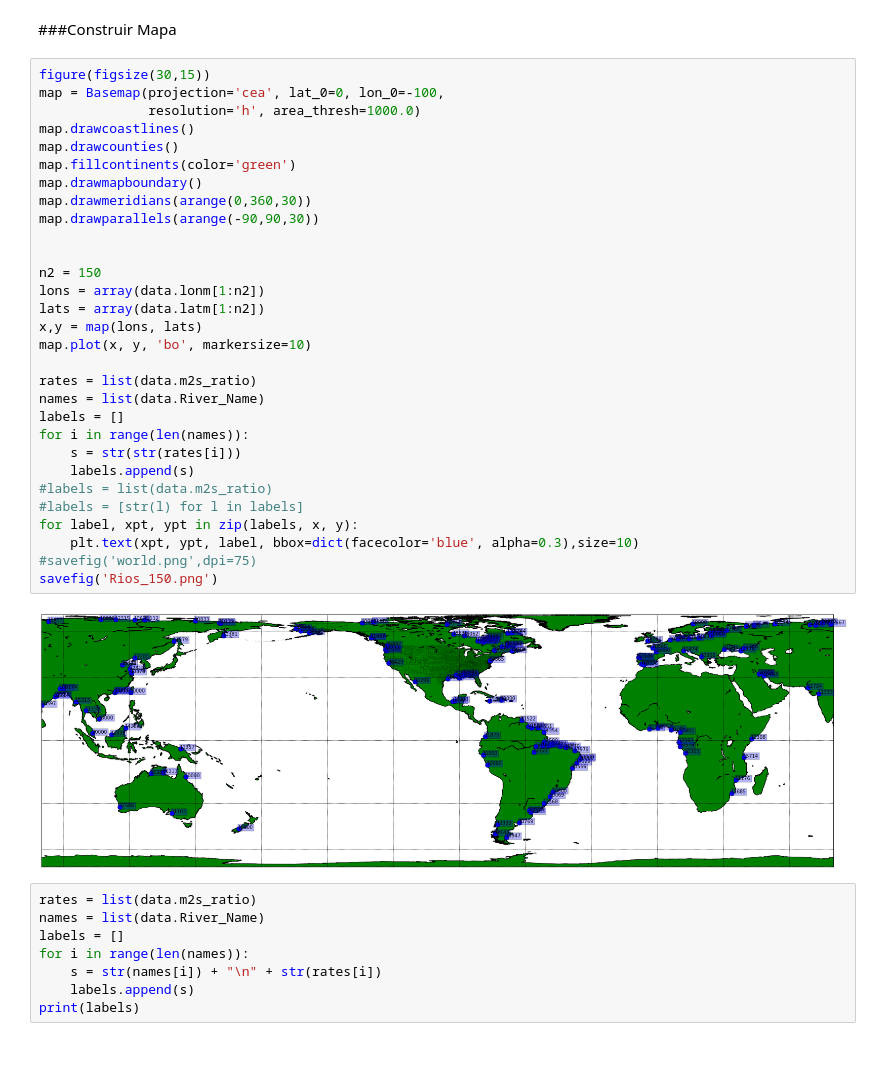
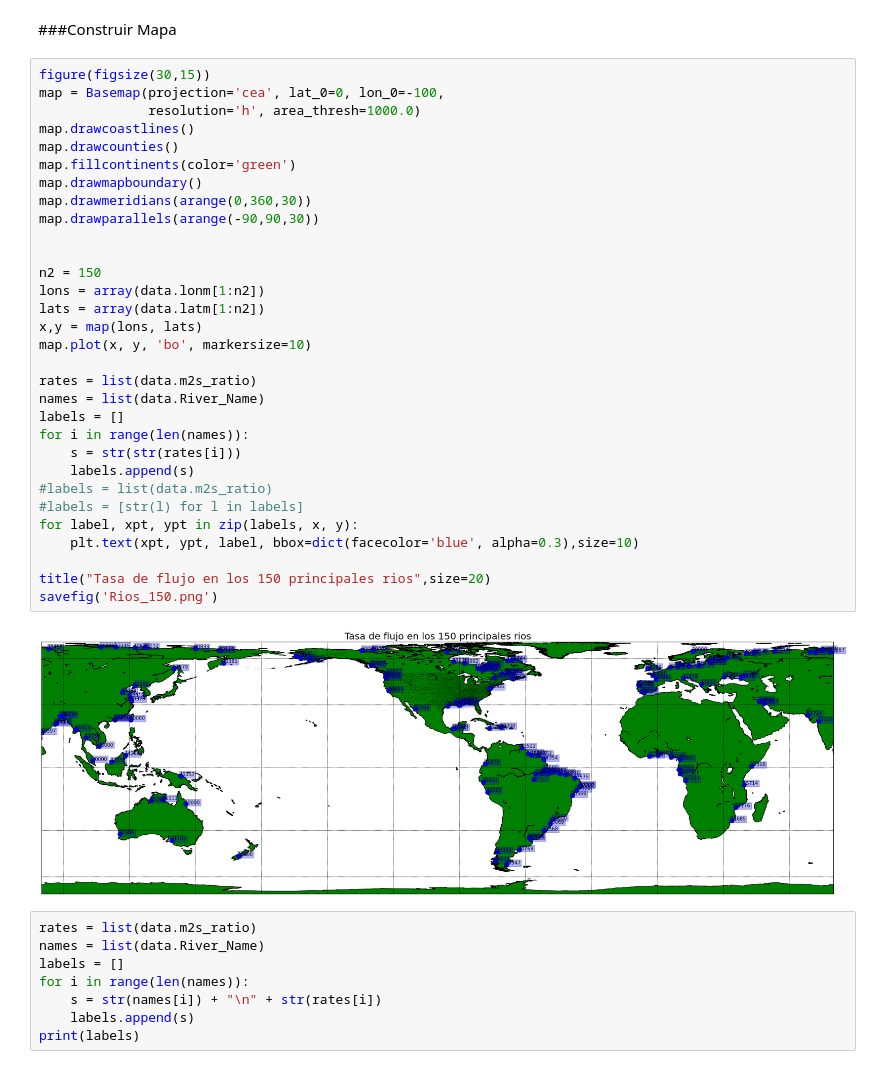
Before and after one commit to JC-AlfonsoR/CM20151_HW4_CamiloAlfonso, a Jupyter notebook: Rios_y_Oceanos/Rios.ipynb, the cells around one changed output. Saved outputs shown, nothing was run; the diff lists cells and outputs as text.

```diff
--- a/Rios_y_Oceanos/Rios.ipynb
+++ b/Rios_y_Oceanos/Rios.ipynb
@@ -69,35 +69,36 @@ data.head()
 # %%
 figure(figsize(30,15))
 map = Basemap(projection='cea', lat_0=0, lon_0=-100,
               resolution='h', area_thresh=1000.0)
 map.drawcoastlines()
 map.drawcounties()
 map.fillcontinents(color='green')
 map.drawmapboundary()
 map.drawmeridians(arange(0,360,30))
 map.drawparallels(arange(-90,90,30))
 
 
 n2 = 150
 lons = array(data.lonm[1:n2])
 lats = array(data.latm[1:n2])
 x,y = map(lons, lats)
 map.plot(x, y, 'bo', markersize=10)
 
 rates = list(data.m2s_ratio)
 names = list(data.River_Name)
 labels = []
 for i in range(len(names)):
     s = str(str(rates[i]))
     labels.append(s)
 #labels = list(data.m2s_ratio)
 #labels = [str(l) for l in labels]
 for label, xpt, ypt in zip(labels, x, y):
     plt.text(xpt, ypt, label, bbox=dict(facecolor='blue', alpha=0.3),size=10)
-#savefig('world.png',dpi=75)
+
+title("Tasa de flujo en los 150 principales rios",size=20)
 savefig('Rios_150.png')
 # %% [output]
-[figure, old version]
+[figure, new version]
 # %%
 rates = list(data.m2s_ratio)
 names = list(data.River_Name)
```
Also changed, not shown: 4 other files.
